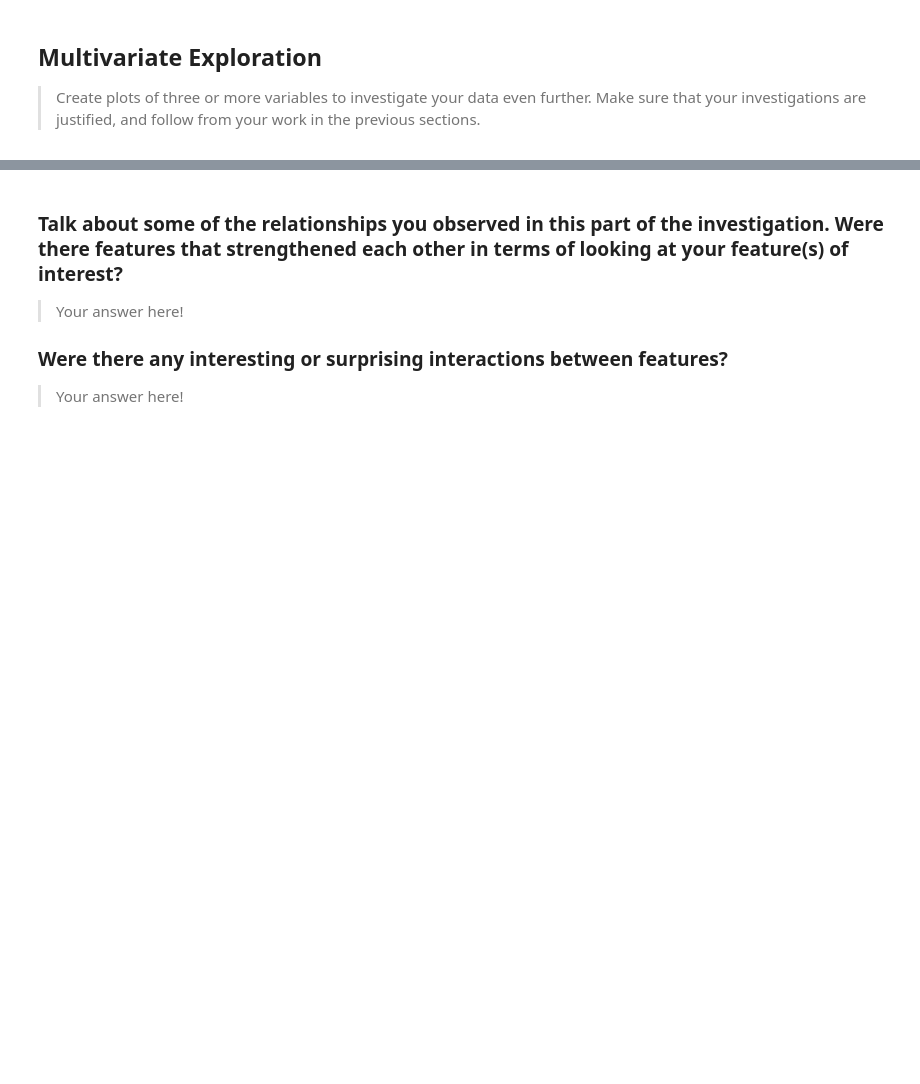
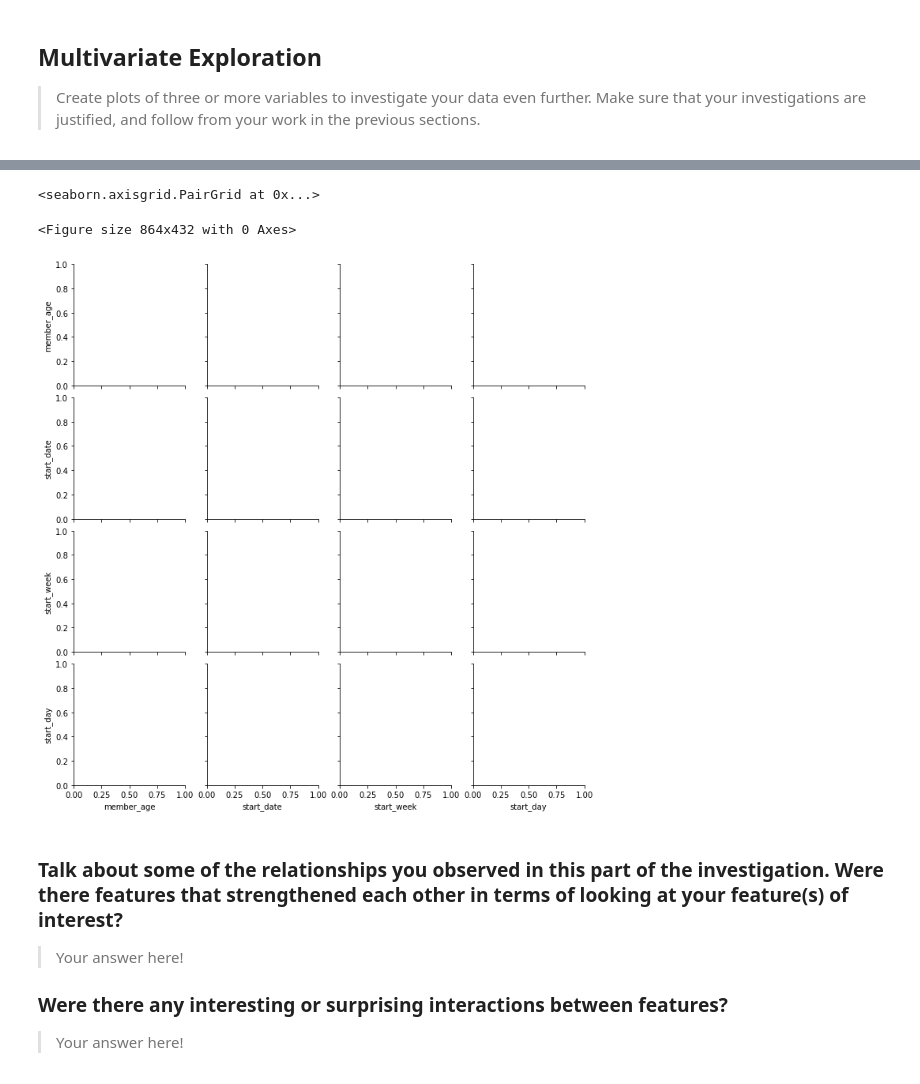
Before and after one commit to Theabdelkader/Communicate-Data-Findings-Ford-GoBike-System, a Jupyter notebook: exploration_template.ipynb, the cells around one changed output, grey strips where cells are left out. Saved outputs shown, nothing was run; the diff lists cells and outputs as text; code cells hidden in the pictures; blank space fills up the shorter version.

```diff
--- a/exploration_template.ipynb
+++ b/exploration_template.ipynb
@@ -608,3 +636,11 @@ your work in the previous sections.
+# %%
+# PairGrid Plot to visulaize relations between different varialbes..
+plt.figure(figsize=(12,6))
+sb.PairGrid(data = df, vars = ['member_age', 'start_date', 'start_week','start_day'])
+# %% [output]
+<seaborn.axisgrid.PairGrid at 0x...>
+<Figure size 864x432 with 0 Axes>
+[figure, added]
 # %% [markdown]
 ### Talk about some of the relationships you observed in this part of the investigation. Were there features that strengthened each other in terms of looking at your feature(s) of interest?
 
```
Also changed, not shown: parts of 5 cells of this notebook.
